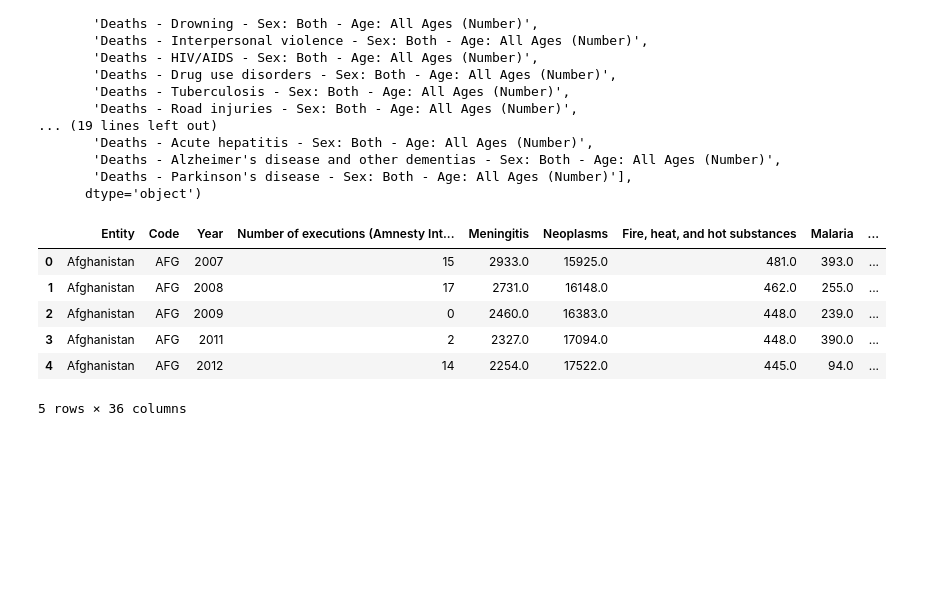
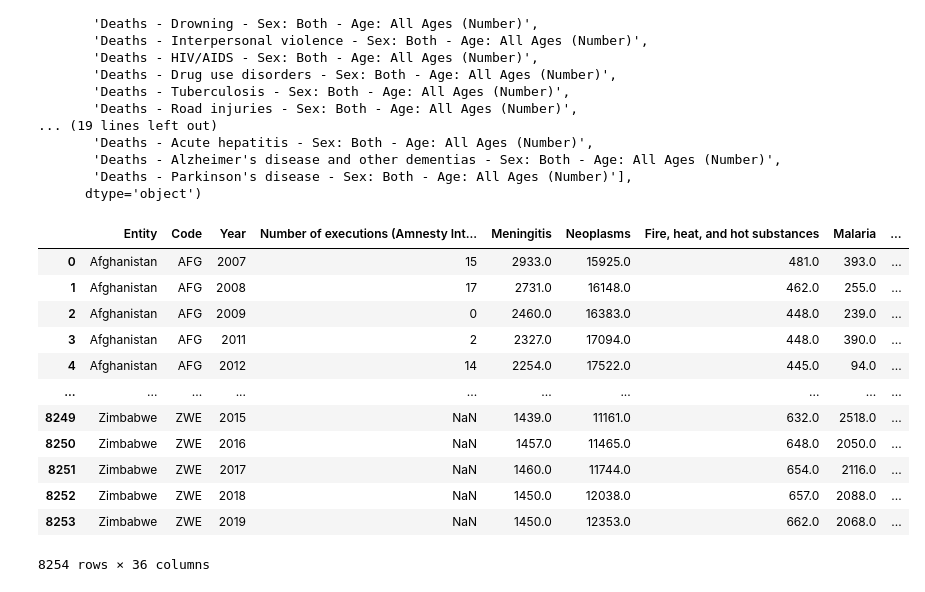
Before and after one commit to TanishaCooper/projectone_groupfour, a Jupyter notebook: HealthcarePy/main_one.ipynb, the cells around one changed output. Saved outputs shown, nothing was run; the diff lists cells and outputs as text; code cells hidden in the pictures; blank space fills up the shorter version.

```diff
--- a/HealthcarePy/main_one.ipynb
+++ b/HealthcarePy/main_one.ipynb
@@ -52,16 +52,19 @@ for columns in range(len(mortality_column_list)):
     new_mort_list.append(new_two)
 # print(new_mort_list)
 # %%
-# x=len(new_mort_list)
-# new_df = mortality_df[mortality_df.columns[4:x]]
-# new_df.head()
 mortality_df.columns = new_mort_list
-mortality_df.head()
+mortality_df
 # %% [output]
 |  | Entity | Code | Year | Number of executions (Amnesty Int... | Meningitis | Neoplasms | Fire, heat, and hot substances | Malaria | ... |
 | 0 | Afghanistan | AFG | 2007 | 15 | 2933.0 | 15925.0 | 481.0 | 393.0 | ... |
 | 1 | Afghanistan | AFG | 2008 | 17 | 2731.0 | 16148.0 | 462.0 | 255.0 | ... |
 | 2 | Afghanistan | AFG | 2009 | 0 | 2460.0 | 16383.0 | 448.0 | 239.0 | ... |
 | 3 | Afghanistan | AFG | 2011 | 2 | 2327.0 | 17094.0 | 448.0 | 390.0 | ... |
 | 4 | Afghanistan | AFG | 2012 | 14 | 2254.0 | 17522.0 | 445.0 | 94.0 | ... |
+| ... | ... | ... | ... | ... | ... | ... | ... | ... | ... |
+| 8249 | Zimbabwe | ZWE | 2015 | NaN | 1439.0 | 11161.0 | 632.0 | 2518.0 | ... |
+| 8250 | Zimbabwe | ZWE | 2016 | NaN | 1457.0 | 11465.0 | 648.0 | 2050.0 | ... |
+| 8251 | Zimbabwe | ZWE | 2017 | NaN | 1460.0 | 11744.0 | 654.0 | 2116.0 | ... |
+| 8252 | Zimbabwe | ZWE | 2018 | NaN | 1450.0 | 12038.0 | 657.0 | 2088.0 | ... |
+| 8253 | Zimbabwe | ZWE | 2019 | NaN | 1450.0 | 12353.0 | 662.0 | 2068.0 | ... |
-5 rows × 36 columns
+8254 rows × 36 columns
```
Also changed, not shown: parts of 12 cells of this notebook.
